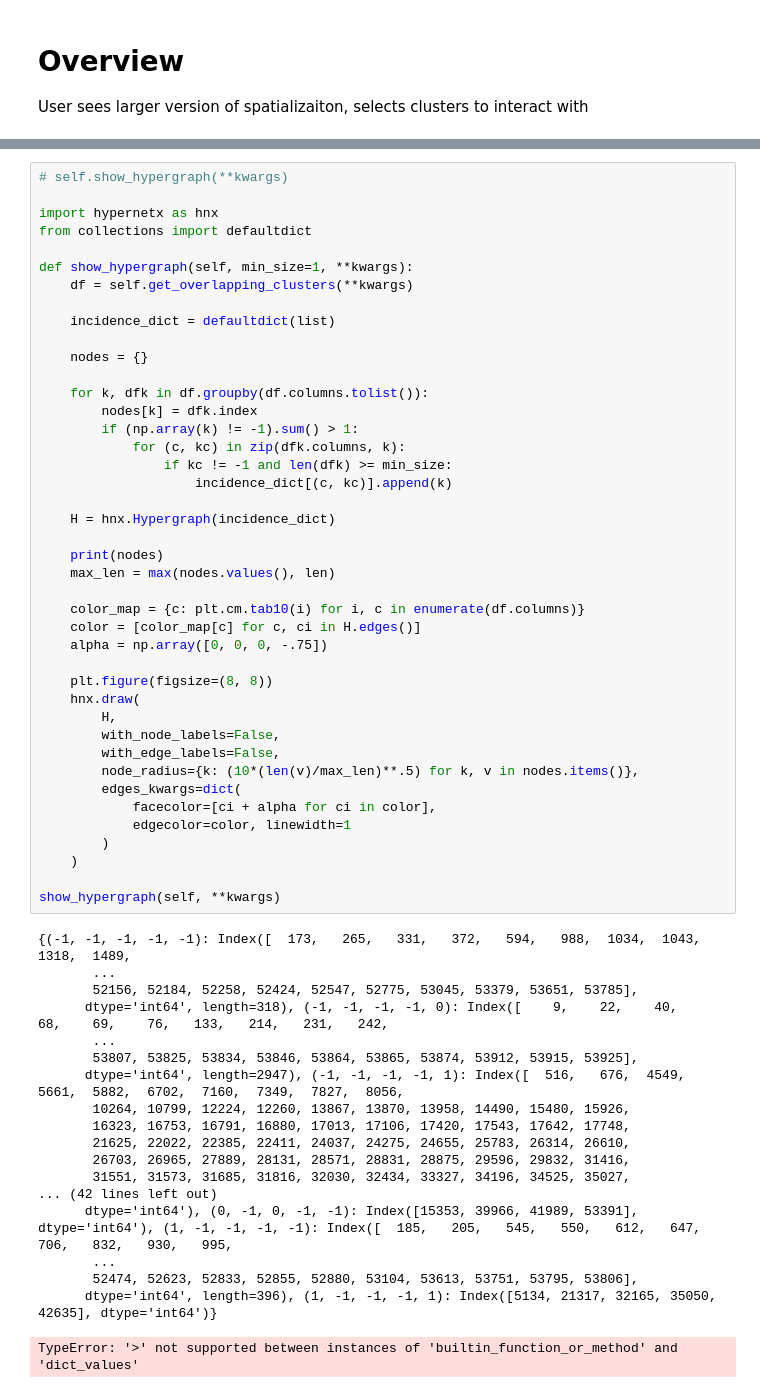
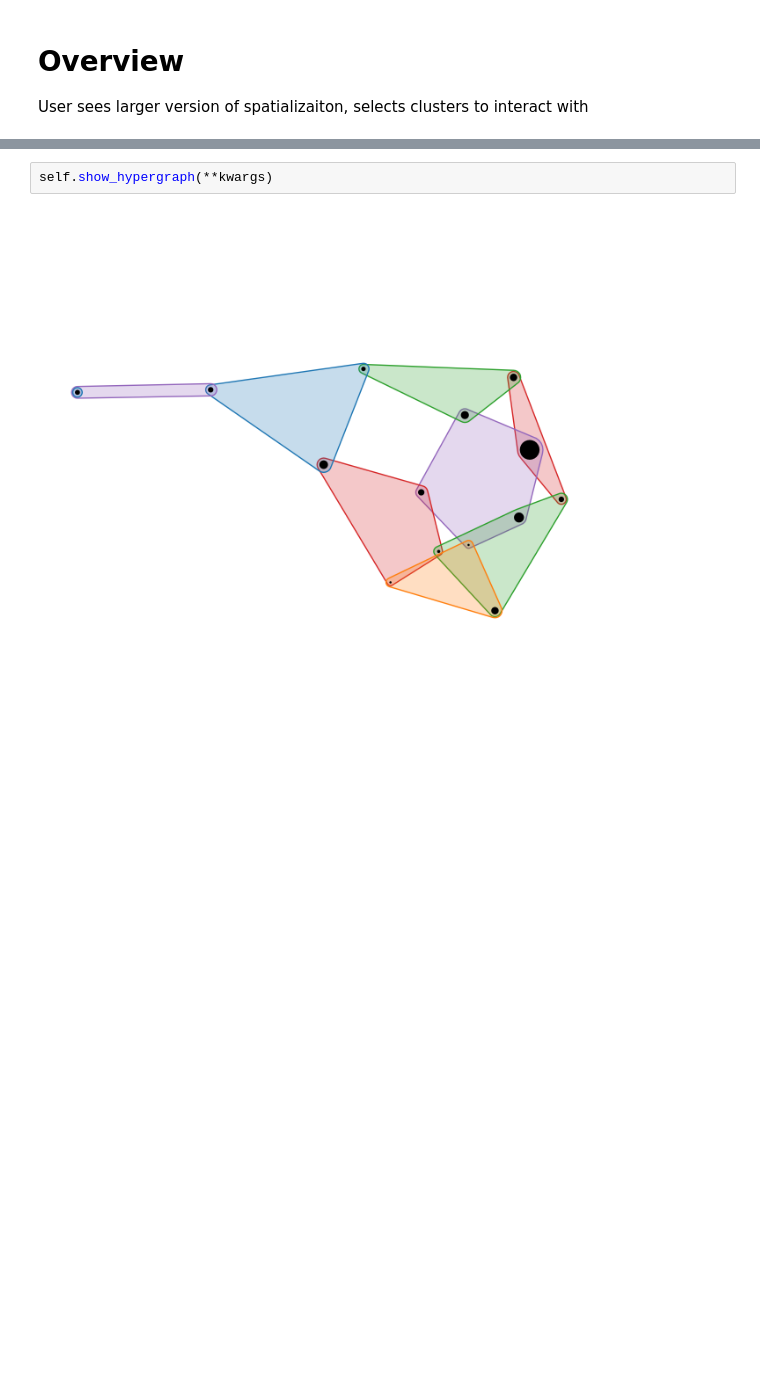
Before and after one commit to pnnl/pyMOODS, a Jupyter notebook: notebooks/DTLZ2 Explore.ipynb, the cells around one changed output, grey strips where cells are left out. Saved outputs shown, nothing was run; the diff lists cells and outputs as text; blank space fills up the shorter version.

Commit message:
Bug fixes and improved hypergraph visualization.

```diff
--- a/notebooks/DTLZ2 Explore.ipynb
+++ b/notebooks/DTLZ2 Explore.ipynb
@@ -47,63 +52,6 @@ show_clusters(
 # %% [output]
 [figure]
 # %%
-# self.show_hypergraph(**kwargs)
-
-import hypernetx as hnx
-from collections import defaultdict
-
-def show_hypergraph(self, min_size=1, **kwargs):
-    df = self.get_overlapping_clusters(**kwargs)
-
-    incidence_dict = defaultdict(list)
-
-    nodes = {}
-
-    for k, dfk in df.groupby(df.columns.tolist()):
-        nodes[k] = dfk.index
-        if (np.array(k) != -1).sum() > 1:
-            for (c, kc) in zip(dfk.columns, k):
-                if kc != -1 and len(dfk) >= min_size:
-                    incidence_dict[(c, kc)].append(k)
-
-    H = hnx.Hypergraph(incidence_dict)
-
-    print(nodes)
-    max_len = max(nodes.values(), len)
-
-    color_map = {c: plt.cm.tab10(i) for i, c in enumerate(df.columns)}
-    color = [color_map[c] for c, ci in H.edges()]
-    alpha = np.array([0, 0, 0, -.75])
-
-    plt.figure(figsize=(8, 8))
-    hnx.draw(
-        H,
-        with_node_labels=False,
-        with_edge_labels=False,
-        node_radius={k: (10*(len(v)/max_len)**.5) for k, v in nodes.items()},
-        edges_kwargs=dict(
-            facecolor=[ci + alpha for ci in color],
-            edgecolor=color, linewidth=1
-        )
-    )
-
-show_hypergraph(self, **kwargs)
+self.show_hypergraph(**kwargs)
 # %% [output]
-{(-1, -1, -1, -1, -1): Index([  173,   265,   331,   372,   594,   988,  1034,  1043,  1318,  1489,
-       ...
-       52156, 52184, 52258, 52424, 52547, 52775, 53045, 53379, 53651, 53785],
-      dtype='int64', length=318), (-1, -1, -1, -1, 0): Index([    9,    22,    40,    68,    69,    76,   133,   214,   231,   242,
-       ...
-       53807, 53825, 53834, 53846, 53864, 53865, 53874, 53912, 53915, 53925],
-      dtype='int64', length=2947), (-1, -1, -1, -1, 1): Index([  516,   676,  4549,  5661,  5882,  6702,  7160,  7349,  7827,  8056,
-       10264, 10799, 12224, 12260, 13867, 13870, 13958, 14490, 15480, 15926,
-       16323, 16753, 16791, 16880, 17013, 17106, 17420, 17543, 17642, 17748,
-       21625, 22022, 22385, 22411, 24037, 24275, 24655, 25783, 26314, 26610,
-       26703, 26965, 27889, 28131, 28571, 28831, 28875, 29596, 29832, 31416,
-       31551, 31573, 31685, 31816, 32030, 32434, 33327, 34196, 34525, 35027,
-... (42 lines left out)
-      dtype='int64'), (0, -1, 0, -1, -1): Index([15353, 39966, 41989, 53391], dtype='int64'), (1, -1, -1, -1, -1): Index([  185,   205,   545,   550,   612,   647,   706,   832,   930,   995,
-       ...
-       52474, 52623, 52833, 52855, 52880, 53104, 53613, 53751, 53795, 53806],
-      dtype='int64', length=396), (1, -1, -1, -1, 1): Index([5134, 21317, 32165, 35050, 42635], dtype='int64')}
-TypeError: '>' not supported between instances of 'builtin_function_or_method' and 'dict_values'
+[figure, added]
```
Also changed, not shown: parts of 3 cells of this notebook, 1 other file.
